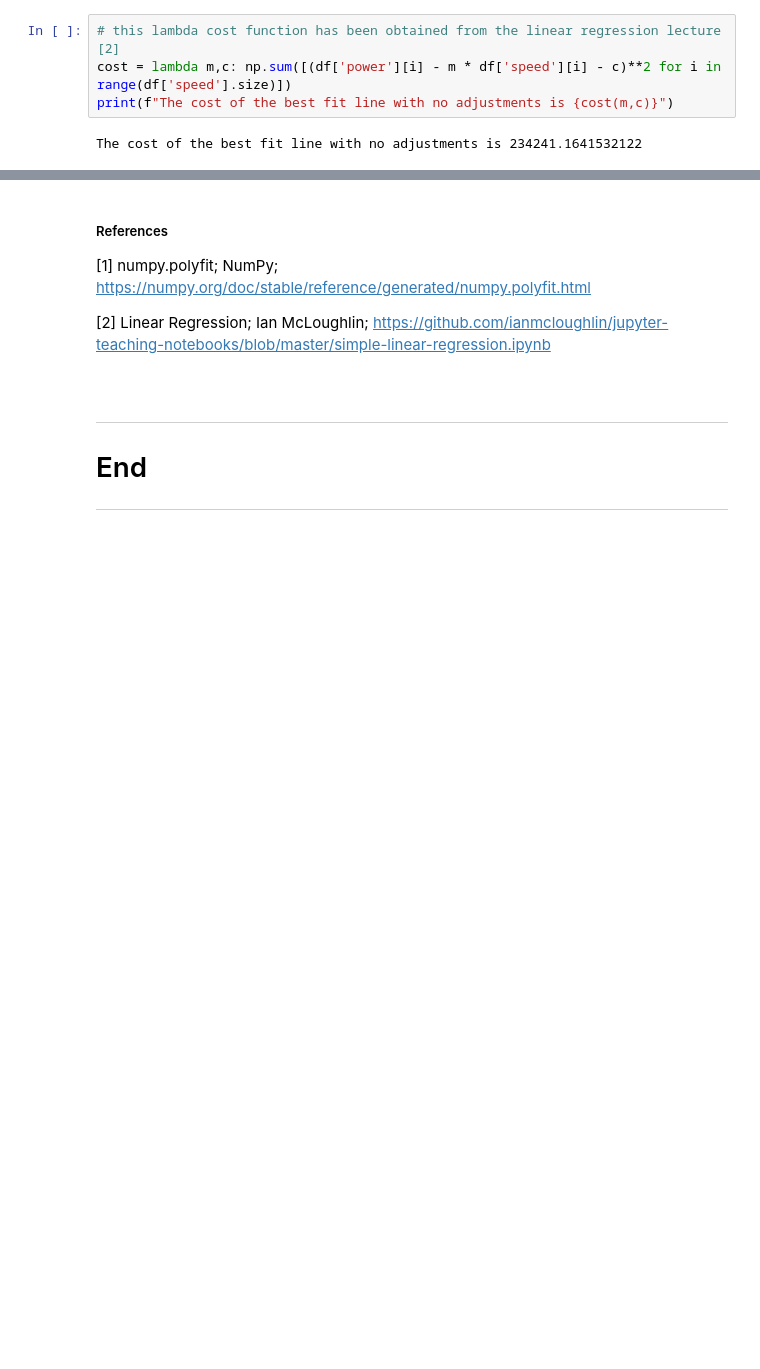
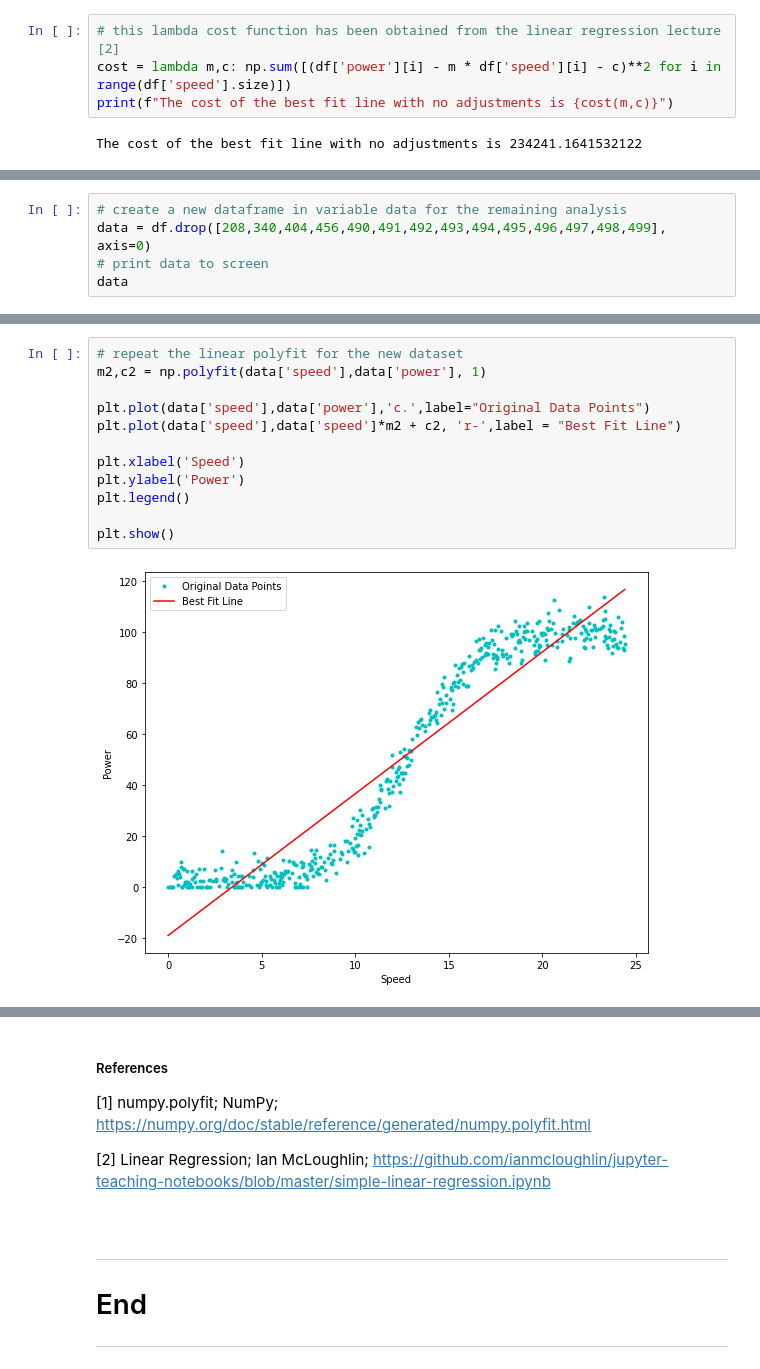
Before and after one commit to dervlac/FDA-Assessment, a Jupyter notebook: FDA Project.ipynb, the cells around one changed output, grey strips where cells are left out. Saved outputs shown, nothing was run; the diff lists cells and outputs as text; blank space fills up the shorter version.

Commit message:
outlier removal and further linear regression

```diff
--- a/FDA Project.ipynb
+++ b/FDA Project.ipynb
@@ -59,0 +139,5 @@ The cost of the best fit line with no adjustments is 234241.1641532122
+# %%
+# create a new dataframe in variable data for the remaining analysis
+data = df.drop([208,340,404,456,490,491,492,493,494,495,496,497,498,499], axis=0)
+# print data to screen
+data
@@ -59,0 +158,14 @@ The cost of the best fit line with no adjustments is 234241.1641532122
+# %%
+# repeat the linear polyfit for the new dataset
+m2,c2 = np.polyfit(data['speed'],data['power'], 1)
+
+plt.plot(data['speed'],data['power'],'c.',label="Original Data Points")
+plt.plot(data['speed'],data['speed']*m2 + c2, 'r-',label = "Best Fit Line")
+
+plt.xlabel('Speed')
+plt.ylabel('Power')
+plt.legend()
+
+plt.show()
+# %% [output]
+[figure, added]
```
Also changed, not shown: parts of 11 cells of this notebook.
